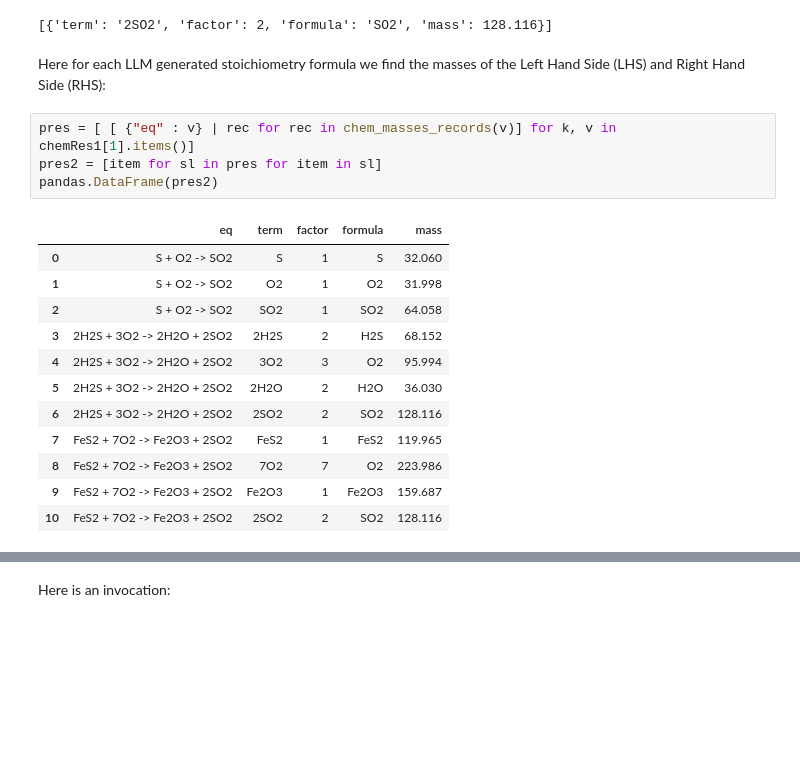
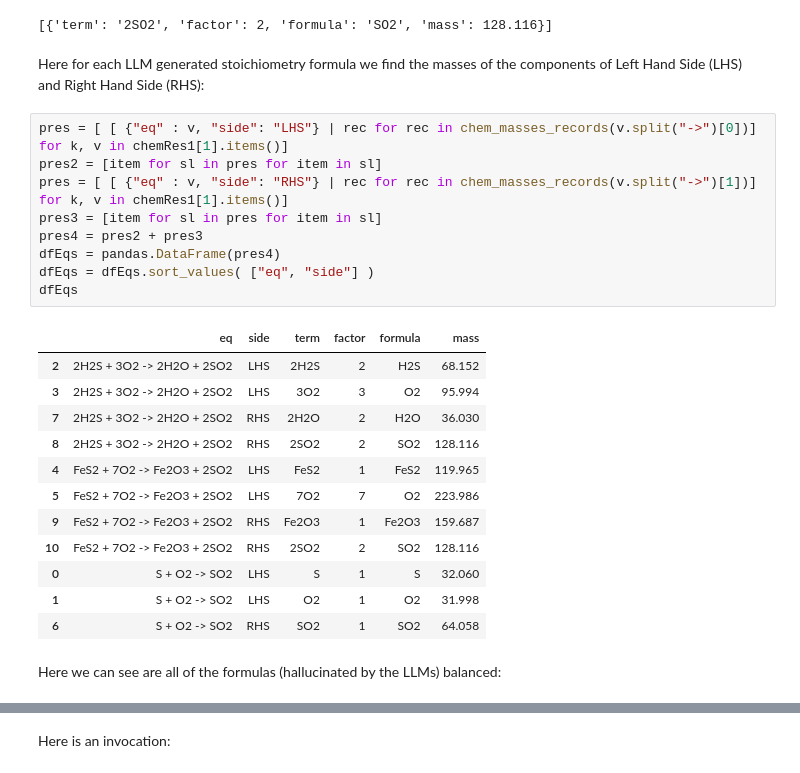
Before and after one commit to antononcube/Python-packages, a Jupyter notebook: LLMFunctionObjects/docs/Workflows-with-LLM-functions.ipynb, the cells around one changed output, grey strips where cells are left out. Saved outputs shown, nothing was run; the diff lists cells and outputs as text; blank space fills up the shorter version.

```diff
--- a/LLMFunctionObjects/docs/Workflows-with-LLM-functions.ipynb
+++ b/LLMFunctionObjects/docs/Workflows-with-LLM-functions.ipynb
@@ -792,21 +759,28 @@ chem_masses_records("2SO2")
 # %% [output]
 [{'term': '2SO2', 'factor': 2, 'formula': 'SO2', 'mass': 128.116}]
 # %% [markdown]
-Here for each LLM generated stoichiometry formula we find the masses of the Left Hand Side (LHS) and Right Hand Side (RHS):
+Here for each LLM generated stoichiometry formula we find the masses of the components of Left Hand Side (LHS) and Right Hand Side (RHS):
-# %%
-pres = [ [ {"eq" : v} | rec for rec in chem_masses_records(v)] for k, v in chemRes1[1].items()]
-pres2 = [item for sl in pres for item in sl]
-pandas.DataFrame(pres2)
-# %% [output]
-|  | eq | term | factor | formula | mass |
-| 0 | S + O2 -> SO2 | S | 1 | S | 32.060 |
-| 1 | S + O2 -> SO2 | O2 | 1 | O2 | 31.998 |
-| 2 | S + O2 -> SO2 | SO2 | 1 | SO2 | 64.058 |
-| 3 | 2H2S + 3O2 -> 2H2O + 2SO2 | 2H2S | 2 | H2S | 68.152 |
-| 4 | 2H2S + 3O2 -> 2H2O + 2SO2 | 3O2 | 3 | O2 | 95.994 |
-| 5 | 2H2S + 3O2 -> 2H2O + 2SO2 | 2H2O | 2 | H2O | 36.030 |
-| 6 | 2H2S + 3O2 -> 2H2O + 2SO2 | 2SO2 | 2 | SO2 | 128.116 |
-| 7 | FeS2 + 7O2 -> Fe2O3 + 2SO2 | FeS2 | 1 | FeS2 | 119.965 |
-| 8 | FeS2 + 7O2 -> Fe2O3 + 2SO2 | 7O2 | 7 | O2 | 223.986 |
-| 9 | FeS2 + 7O2 -> Fe2O3 + 2SO2 | Fe2O3 | 1 | Fe2O3 | 159.687 |
-| 10 | FeS2 + 7O2 -> Fe2O3 + 2SO2 | 2SO2 | 2 | SO2 | 128.116 |
+# %%
+pres = [ [ {"eq" : v, "side": "LHS"} | rec for rec in chem_masses_records(v.split("->")[0])] for k, v in chemRes1[1].items()]
+pres2 = [item for sl in pres for item in sl]
+pres = [ [ {"eq" : v, "side": "RHS"} | rec for rec in chem_masses_records(v.split("->")[1])] for k, v in chemRes1[1].items()]
+pres3 = [item for sl in pres for item in sl]
+pres4 = pres2 + pres3
+dfEqs = pandas.DataFrame(pres4)
+dfEqs = dfEqs.sort_values( ["eq", "side"] )
+dfEqs
+# %% [output]
+|  | eq | side | term | factor | formula | mass |
+| 2 | 2H2S + 3O2 -> 2H2O + 2SO2 | LHS | 2H2S | 2 | H2S | 68.152 |
+| 3 | 2H2S + 3O2 -> 2H2O + 2SO2 | LHS | 3O2 | 3 | O2 | 95.994 |
+| 7 | 2H2S + 3O2 -> 2H2O + 2SO2 | RHS | 2H2O | 2 | H2O | 36.030 |
+| 8 | 2H2S + 3O2 -> 2H2O + 2SO2 | RHS | 2SO2 | 2 | SO2 | 128.116 |
+| 4 | FeS2 + 7O2 -> Fe2O3 + 2SO2 | LHS | FeS2 | 1 | FeS2 | 119.965 |
+| 5 | FeS2 + 7O2 -> Fe2O3 + 2SO2 | LHS | 7O2 | 7 | O2 | 223.986 |
+| 9 | FeS2 + 7O2 -> Fe2O3 + 2SO2 | RHS | Fe2O3 | 1 | Fe2O3 | 159.687 |
+| 10 | FeS2 + 7O2 -> Fe2O3 + 2SO2 | RHS | 2SO2 | 2 | SO2 | 128.116 |
+| 0 | S + O2 -> SO2 | LHS | S | 1 | S | 32.060 |
+| 1 | S + O2 -> SO2 | LHS | O2 | 1 | O2 | 31.998 |
+| 6 | S + O2 -> SO2 | RHS | SO2 | 1 | SO2 | 64.058 |
+# %% [markdown]
+Here we can see are all of the formulas (hallucinated by the LLMs) balanced:
```
Also changed, not shown: parts of 39 cells of this notebook.
